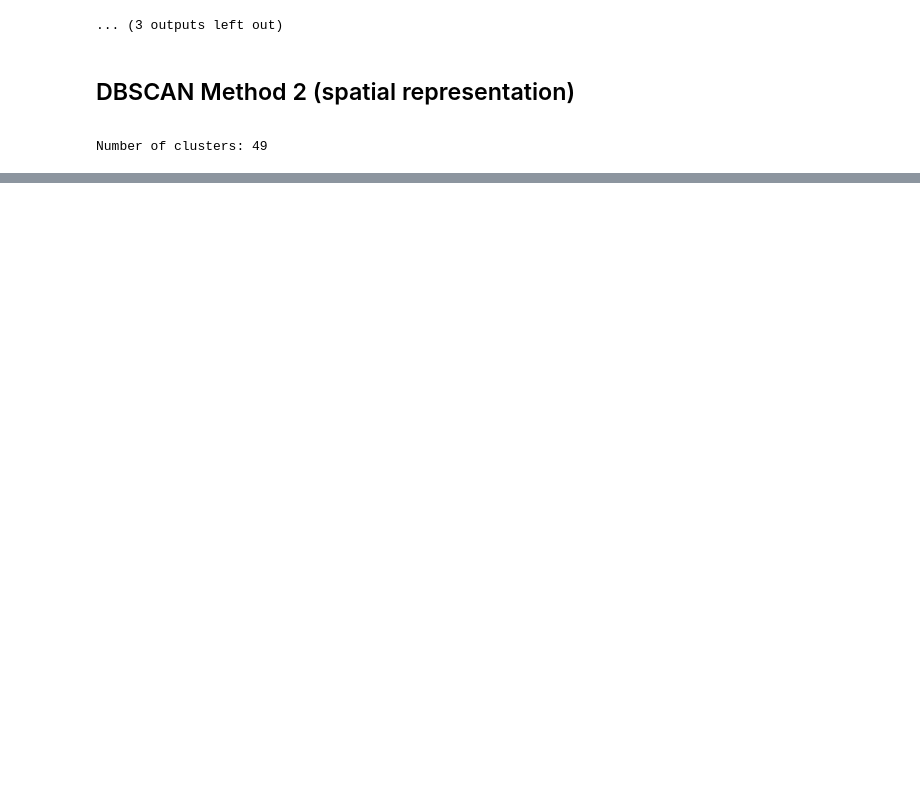
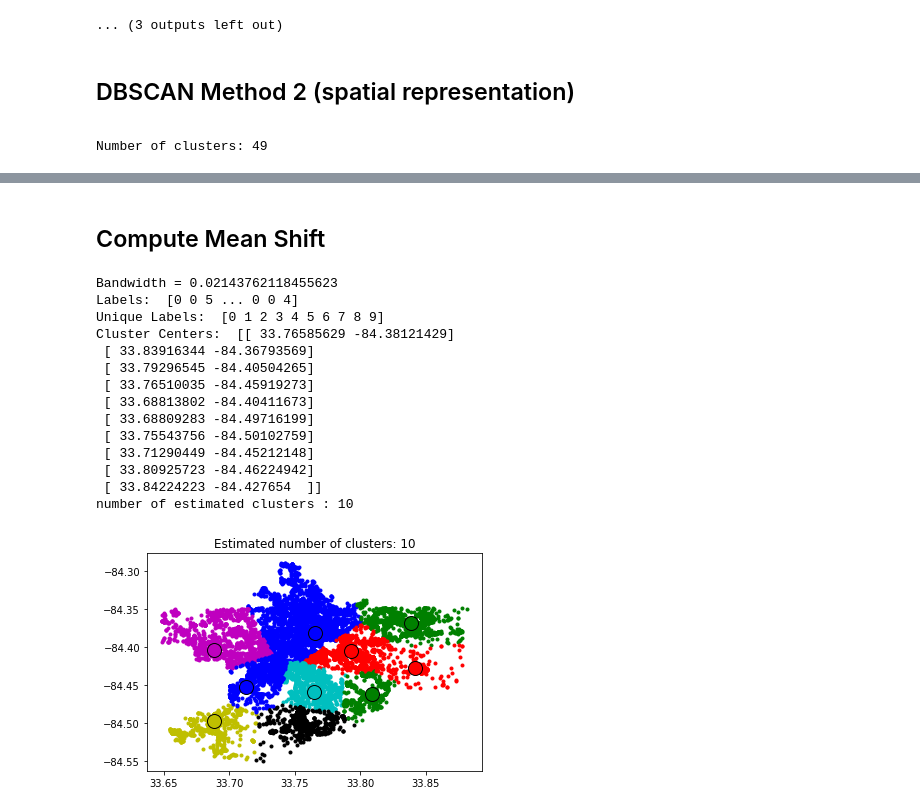
Before and after one commit to sanjeevprasada/AtlantaCrime, a Jupyter notebook: Unsupervised_Algs.ipynb, the cells around one changed output, grey strips where cells are left out. Saved outputs shown, nothing was run; the diff lists cells and outputs as text; code cells hidden in the pictures; blank space fills up the shorter version.

Commit message:
added mean shift and k-means to unsupervised alg file

```diff
--- a/Unsupervised_Algs.ipynb
+++ b/Unsupervised_Algs.ipynb
@@ -253,0 +259,48 @@ plt.show()
+# %% [markdown]
+## Compute Mean Shift
+# %%
+#Parameter
+bandwidth = sk.cluster.estimate_bandwidth(X, quantile=0.05, n_samples=1000)
+
+ms = sk.cluster.MeanShift(bandwidth=bandwidth, bin_seeding=True)
+ms.fit(X)
+labels = ms.labels_
+cluster_centers = ms.cluster_centers_
+
+labels_unique = np.unique(labels)
+n_clusters = len(labels_unique)
+print('Bandwidth =',bandwidth)
+print('Labels: ',labels)
+print('Unique Labels: ',np.unique(labels))
+print('Cluster Centers: ',cluster_centers)
+print("number of estimated clusters : %d" % n_clusters)
+
+# Plot result
+plt.figure(1)
+plt.clf()
+
+colors = cycle('bgrcmykbgrcmykbgrcmykbgrcmyk')
+for k, col in zip(range(n_clusters), colors):
+    my_members = labels == k
+    cluster_center = cluster_centers[k]
+    plt.plot(X[my_members, 0], X[my_members, 1], col + '.')
+    plt.plot(cluster_center[0], cluster_center[1], 'o', markerfacecolor=col,
+             markeredgecolor='k', markersize=14)
+plt.title('Estimated number of clusters: %d' % n_clusters)
+plt.show()
+# %% [output]
+Bandwidth = 0.02143762118455623
+Labels:  [0 0 5 ... 0 0 4]
+Unique Labels:  [0 1 2 3 4 5 6 7 8 9]
+Cluster Centers:  [[ 33.76585629 -84.38121429]
+ [ 33.83916344 -84.36793569]
+ [ 33.79296545 -84.40504265]
+ [ 33.76510035 -84.45919273]
+ [ 33.68813802 -84.40411673]
+ [ 33.68809283 -84.49716199]
+ [ 33.75543756 -84.50102759]
+ [ 33.71290449 -84.45212148]
+ [ 33.80925723 -84.46224942]
+ [ 33.84224223 -84.427654  ]]
+number of estimated clusters : 10
+[figure, added]
```
Also changed, not shown: parts of 8 cells of this notebook.
